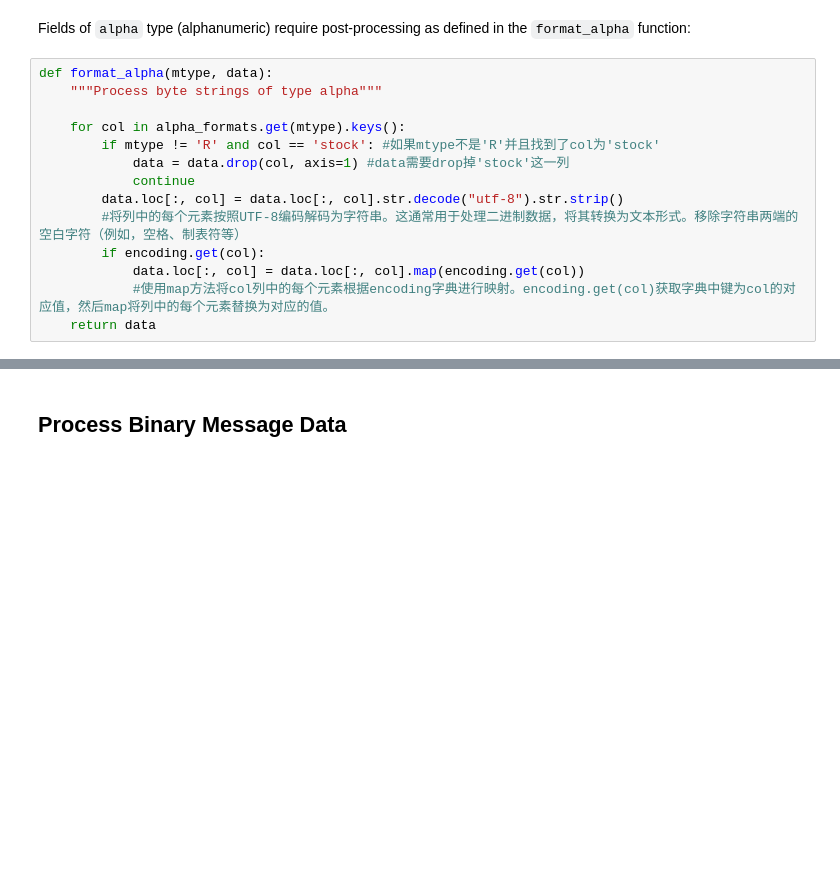
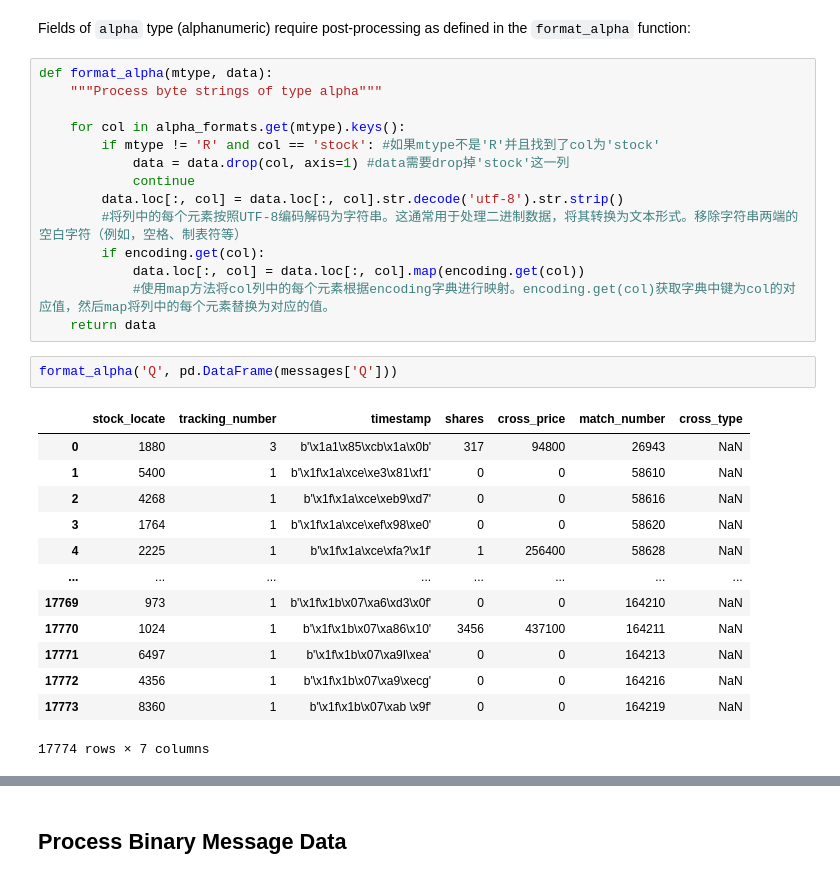
Before and after one commit to KanyangZhao/Machine-Learning-for-Algorithmic-Trading-Second-Edition, a Jupyter notebook: 02_market_and_fundamental_data/01_NASDAQ_TotalView-ITCH_Order_Book/01_parse_itch_order_flow_messages.ipynb, the cells around one changed output, grey strips where cells are left out. Drawn from its saved outputs; the diff is of its cells as text; blank space fills up the shorter version.

```diff
--- a/02_market_and_fundamental_data/01_NASDAQ_TotalView-ITCH_Order_Book/01_parse_itch_order_flow_messages.ipynb
+++ b/02_market_and_fundamental_data/01_NASDAQ_TotalView-ITCH_Order_Book/01_parse_itch_order_flow_messages.ipynb
@@ -420,9 +441,25 @@ def format_alpha(mtype, data):
         if mtype != 'R' and col == 'stock': #如果mtype不是'R'并且找到了col为'stock'
             data = data.drop(col, axis=1) #data需要drop掉'stock'这一列
             continue
-        data.loc[:, col] = data.loc[:, col].str.decode("utf-8").str.strip()
+        data.loc[:, col] = data.loc[:, col].str.decode('utf-8').str.strip()
         #将列中的每个元素按照UTF-8编码解码为字符串。这通常用于处理二进制数据，将其转换为文本形式。移除字符串两端的空白字符（例如，空格、制表符等）
         if encoding.get(col):
             data.loc[:, col] = data.loc[:, col].map(encoding.get(col))
             #使用map方法将col列中的每个元素根据encoding字典进行映射。encoding.get(col)获取字典中键为col的对应值，然后map将列中的每个元素替换为对应的值。
     return data
+# %%
+format_alpha('Q', pd.DataFrame(messages['Q']))
+# %% [output]
+|  | stock_locate | tracking_number | timestamp | shares | cross_price | match_number | cross_type |
+| 0 | 1880 | 3 | b'\x1a1\x85\xcb\x1a\x0b' | 317 | 94800 | 26943 | NaN |
+| 1 | 5400 | 1 | b'\x1f\x1a\xce\xe3\x81\xf1' | 0 | 0 | 58610 | NaN |
+| 2 | 4268 | 1 | b'\x1f\x1a\xce\xeb9\xd7' | 0 | 0 | 58616 | NaN |
+| 3 | 1764 | 1 | b'\x1f\x1a\xce\xef\x98\xe0' | 0 | 0 | 58620 | NaN |
+| 4 | 2225 | 1 | b'\x1f\x1a\xce\xfa?\x1f' | 1 | 256400 | 58628 | NaN |
+| ... | ... | ... | ... | ... | ... | ... | ... |
+| 17769 | 973 | 1 | b'\x1f\x1b\x07\xa6\xd3\x0f' | 0 | 0 | 164210 | NaN |
+| 17770 | 1024 | 1 | b'\x1f\x1b\x07\xa86\x10' | 3456 | 437100 | 164211 | NaN |
+| 17771 | 6497 | 1 | b'\x1f\x1b\x07\xa9I\xea' | 0 | 0 | 164213 | NaN |
+| 17772 | 4356 | 1 | b'\x1f\x1b\x07\xa9\xecg' | 0 | 0 | 164216 | NaN |
+| 17773 | 8360 | 1 | b'\x1f\x1b\x07\xab \x9f' | 0 | 0 | 164219 | NaN |
+17774 rows × 7 columns
```
Also changed, not shown: parts of 12 cells of this notebook, 4 other files.
